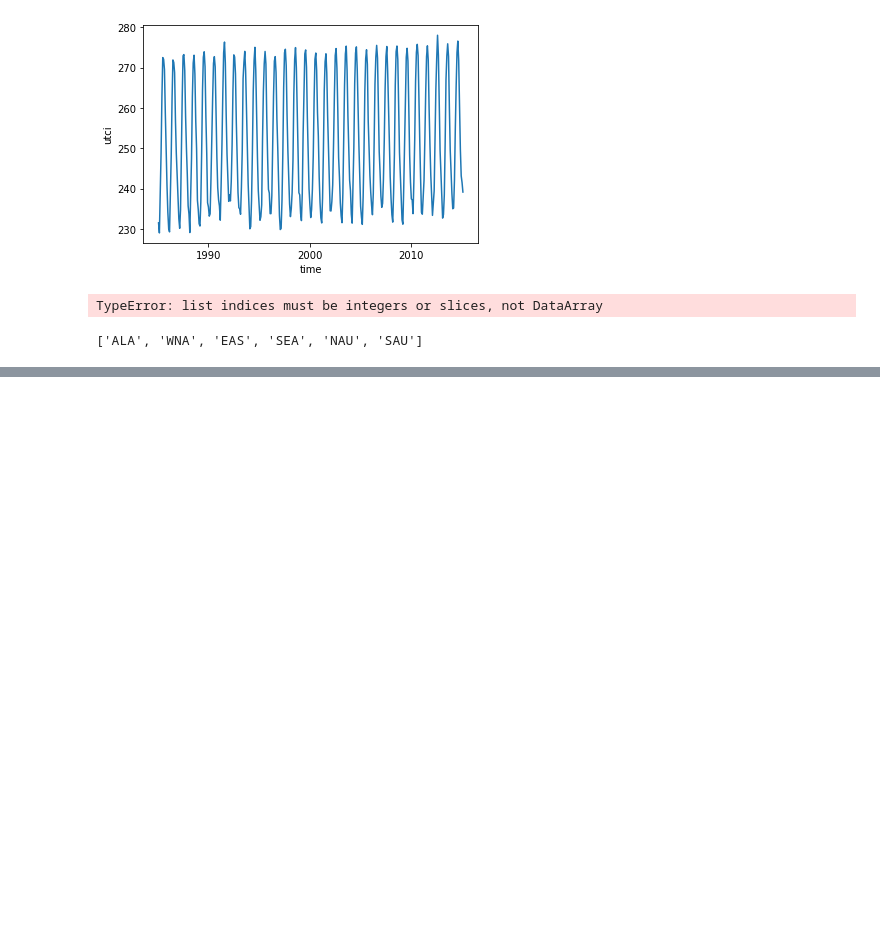
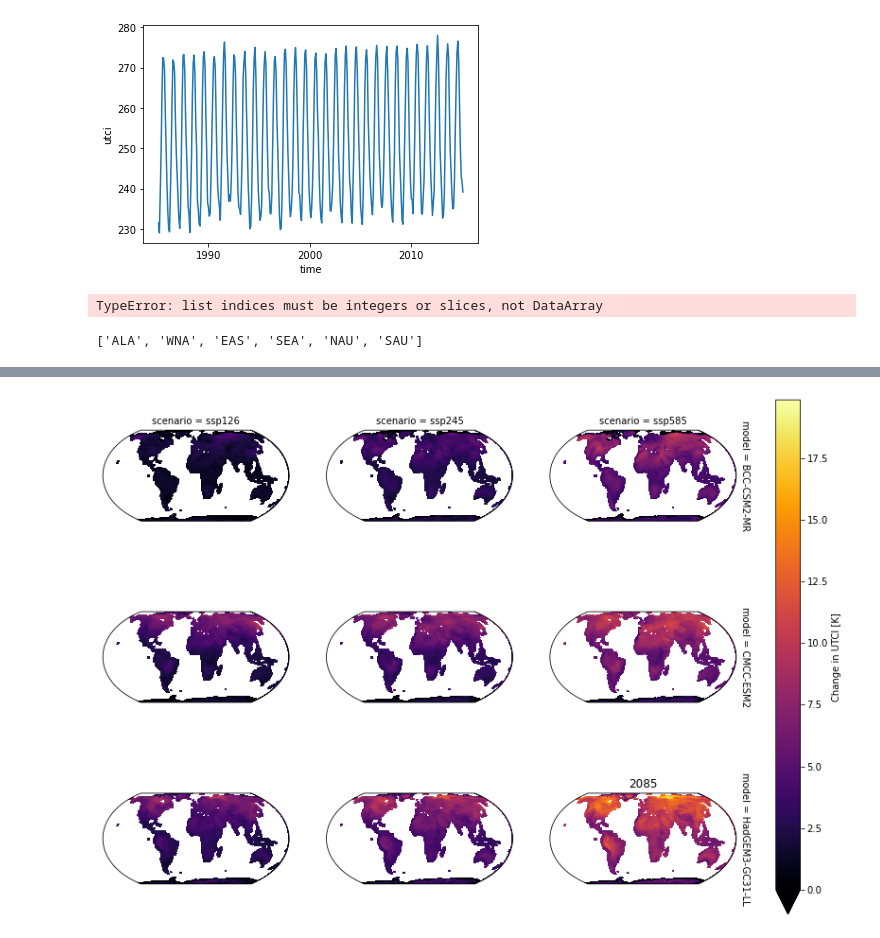
Before and after one commit to cmip6moap/project10, a Jupyter notebook: notebooks/UTCI_delta.ipynb, the cells around one changed output, grey strips where cells are left out. Drawn from its saved outputs; the diff is of its cells as text; code cells hidden in the pictures; blank space fills up the shorter version.

```diff
--- a/notebooks/UTCI_delta.ipynb
+++ b/notebooks/UTCI_delta.ipynb
@@ -354,0 +459,23 @@ ds_baseline.region
+# %%
+ds_scenario_results.utci.attrs = {"long_name": "Change in UTCI", "short_name": "delta_utci", "units": "K"}
+# %%
+# Plot the maps
+
+import cartopy.crs as ccrs
+import cartopy.feature as cfeature
+import matplotlib.pyplot as plt
+
+map_proj = ccrs.EqualEarth()
+fg = ds_scenario_results.sel(year=2085).utci.plot(
+    transform=ccrs.PlateCarree(),
+    figsize=(15,10),
+    subplot_kws={'projection': map_proj,},
+    cmap='inferno',
+    vmin=0,
+    row="model", col="scenario",
+)
+# plt.title("2085") # doesn't work
+plt.savefig("../results/facet_meanutci_2085.pdf")
+plt.savefig("../results/facet_meanutci_2085.png")
+# %% [output]
+[figure, added]
```
Also changed, not shown: parts of 16 cells of this notebook.
